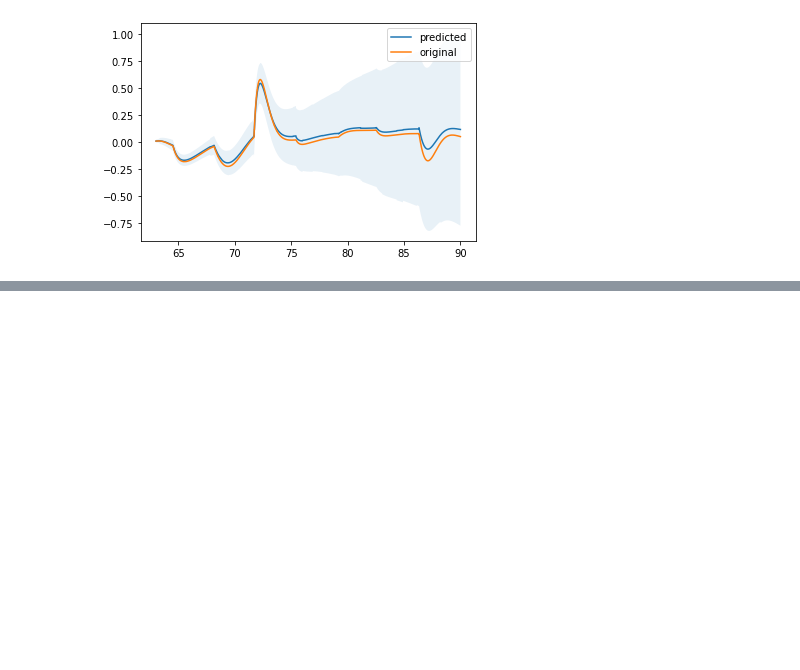
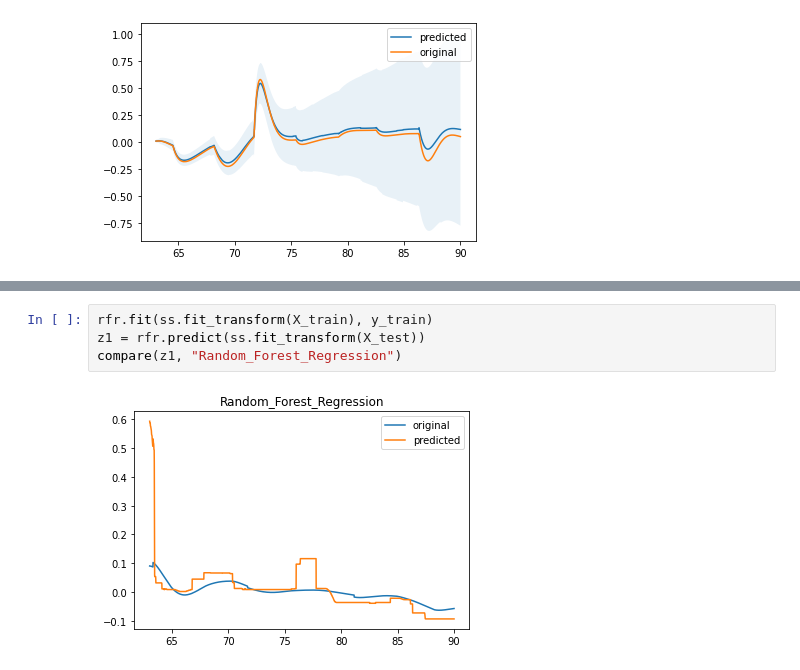
Before and after one commit to bharadwaj1098/Auto, a Jupyter notebook: haptic_graph.ipynb, the cells around one changed output, grey strips where cells are left out. Cells and saved outputs as stored; diff of their text form; blank space fills up the shorter version.

```diff
--- a/haptic_graph.ipynb
+++ b/haptic_graph.ipynb
@@ -207,0 +252,6 @@ plt.legend(["predicted", "original"])
+# %%
+rfr.fit(ss.fit_transform(X_train), y_train)
+z1 = rfr.predict(ss.fit_transform(X_test))
+compare(z1, "Random_Forest_Regression")
+# %% [output]
+[figure, added]
```
Also changed, not shown: parts of 19 cells of this notebook, 3 other files.
